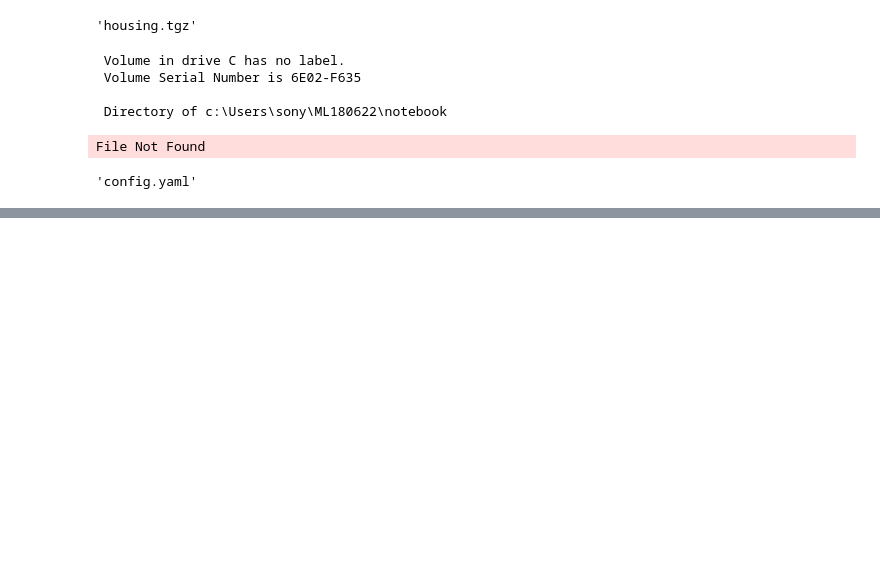
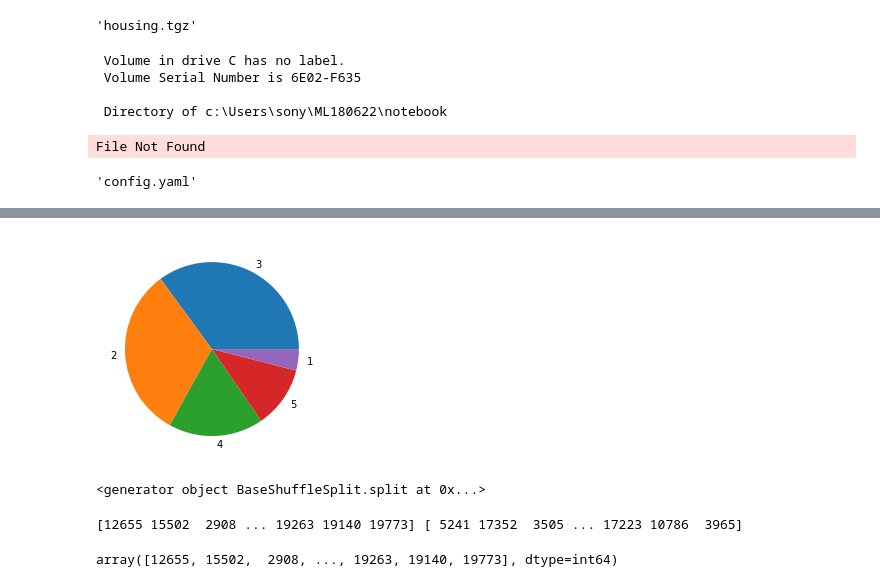
Before and after one commit to RudraS025/ML180622, a Jupyter notebook: notebook/example2.ipynb, the cells around one changed output, grey strips where cells are left out. Saved outputs shown, nothing was run; the diff lists cells and outputs as text; code cells hidden in the pictures; blank space fills up the shorter version.

```diff
--- a/notebook/example2.ipynb
+++ b/notebook/example2.ipynb
@@ -22,0 +109,5 @@ os.listdir(file_path)[0]
+# %%
+plt.pie(housing_data_frame.income_cat.value_counts(), labels=housing_data_frame.income_cat.value_counts().index)
+plt.show()
+# %% [output]
+[figure, added]
@@ -22,0 +118,13 @@ os.listdir(file_path)[0]
+# %%
+split.split(housing_data_frame, housing_data_frame["income_cat"])
+# %% [output]
+<generator object BaseShuffleSplit.split at 0x...>
+# %%
+for train_ix, test_ix in split.split(housing_data_frame, housing_data_frame["income_cat"]):
+    print(train_ix,test_ix)
+# %% [output]
+[12655 15502  2908 ... 19263 19140 19773] [ 5241 17352  3505 ... 17223 10786  3965]
+# %%
+train_ix
+# %% [output]
+array([12655, 15502,  2908, ..., 19263, 19140, 19773], dtype=int64)
```
Also changed, not shown: parts of 31 cells of this notebook, 4 other files.
